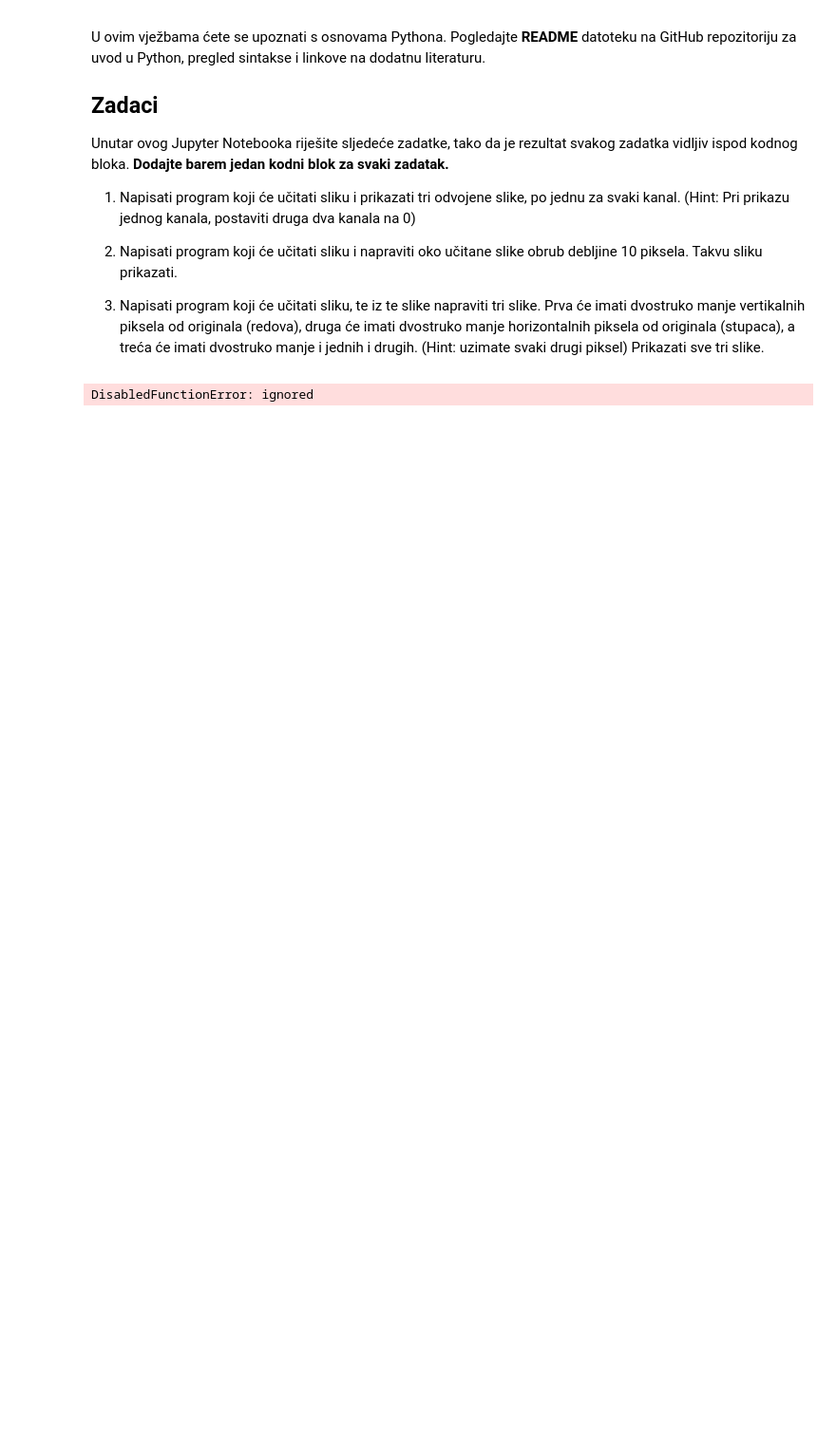
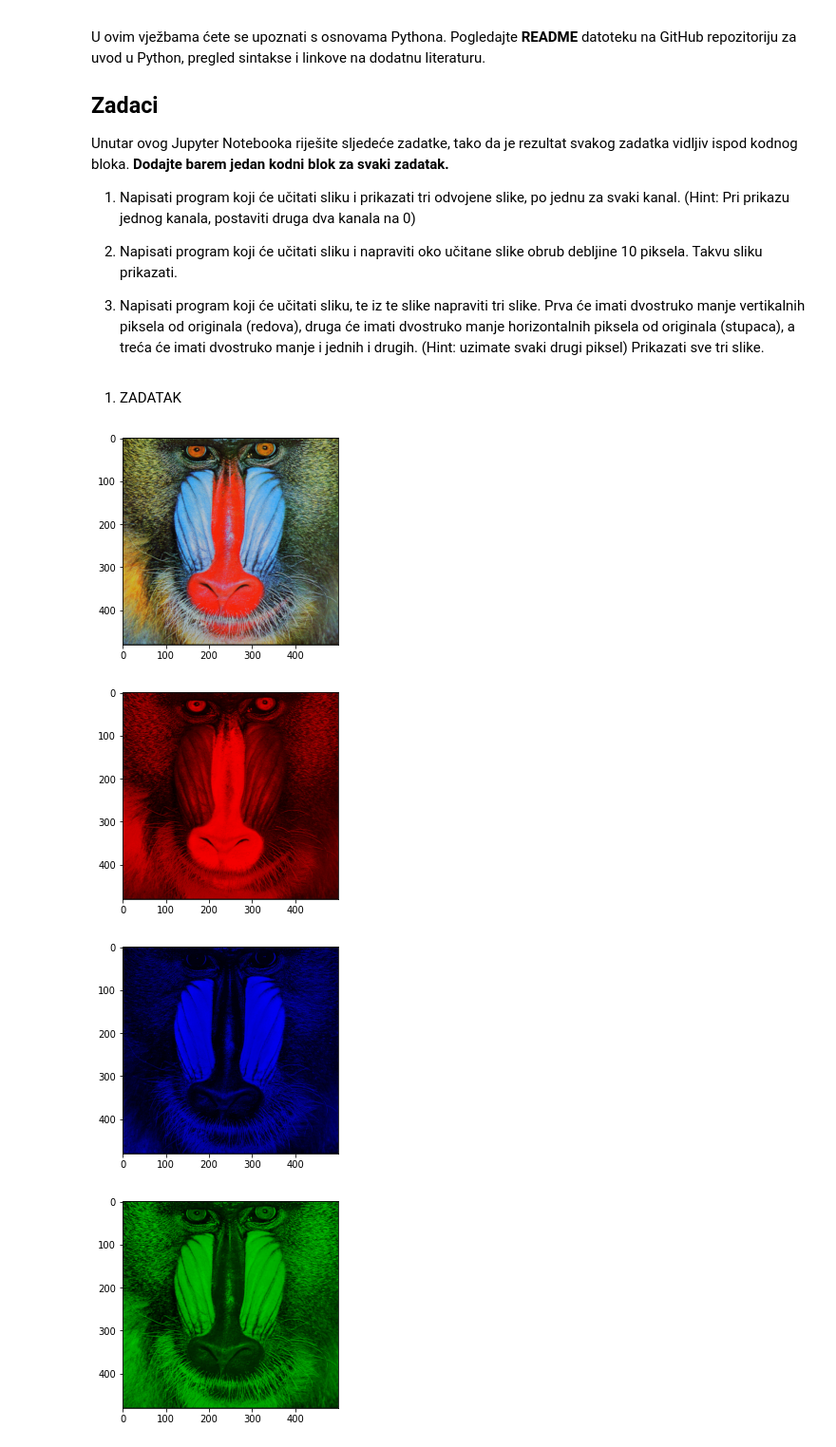
Before and after one commit to krunoo53k/AutonomousRCCarAlphaBot2, a Jupyter notebook: lab1.ipynb, the cells around one changed output. Shown: that part at 95% size. Drawn from its saved outputs; the diff is of its cells as text; code cells hidden in the pictures; blank space fills up the shorter version.

```diff
--- a/lab1.ipynb
+++ b/lab1.ipynb
@@ -124,8 +124,33 @@ def imread_grayscale(file):
 
 def show_image(image):
   plt.imshow(image)
-# %%
-slika=cv.imread("/slike/airplane.bmp")
-cv.imshow(slika)
-# %% [output]
-DisabledFunctionError: ignored
+# %% [markdown]
+1. ZADATAK
+# %%
+slika=cv.imread('slike/baboon.bmp')
+slika=cv.cvtColor(slika, cv.COLOR_BGR2RGB)
+plt.figure("Slika1")
+show_image(slika)
+
+slika_red=slika.copy()
+slika_red[:,:,1]=0
+slika_red[:,:,2]=0
+plt.figure("Slika2")
+show_image(slika_red)
+
+slika_blue=slika.copy()
+slika_blue[:,:,0]=0
+slika_blue[:,:,1]=0
+plt.figure("Slika3")
+show_image(slika_blue)
+
+slika_green=slika.copy()
+slika_green[:,:,0]=0
+slika_green[:,:,2]=0
+plt.figure("Slika4")
+show_image(slika_green)
+# %% [output]
+[figure, added]
+[figure, added]
+[figure, added]
+[figure, added]
```
Also changed, not shown: parts of 4 cells of this notebook.
